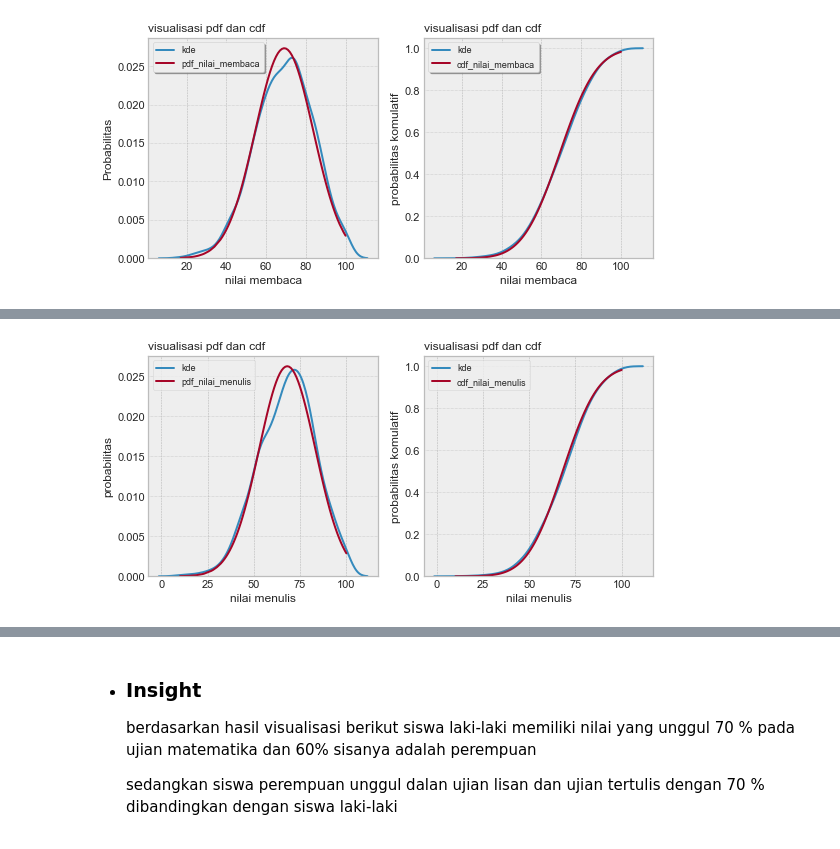
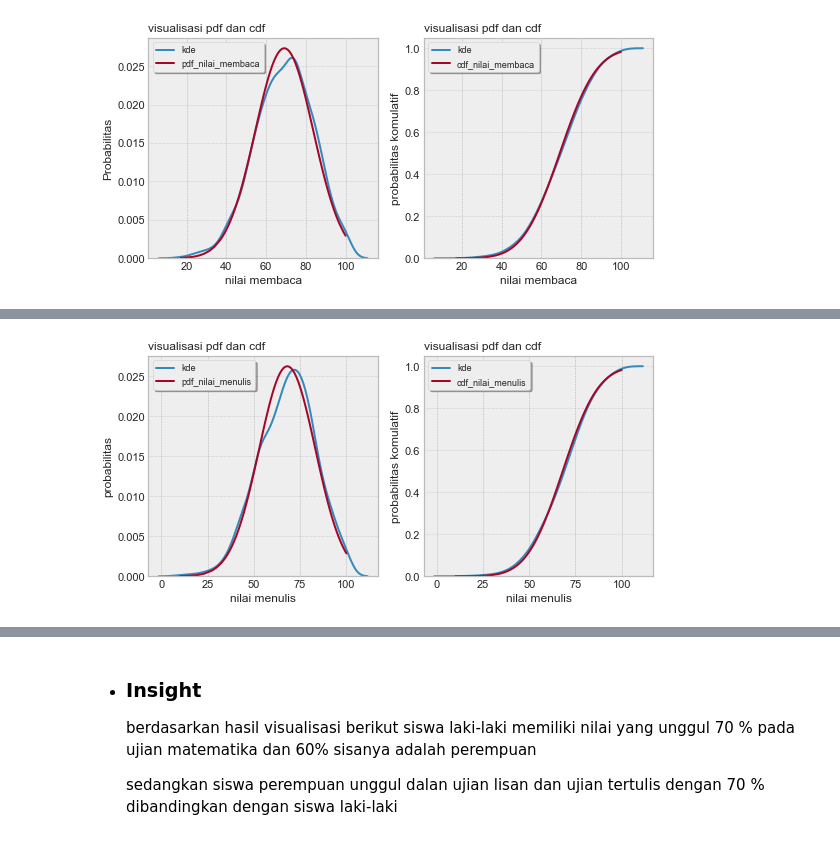
Before and after one commit to AlanFirdaus13/Implementation-student-performance-with-linear-regression-algorithm, a Jupyter notebook: implementation student performance with linear regression algorithm python .ipynb, the cells around one changed output, grey strips where cells are left out. Drawn from its saved outputs; the diff is of its cells as text; code cells hidden in the pictures.

```diff
--- a/implementation student performance with linear regression algorithm python .ipynb
+++ b/implementation student performance with linear regression algorithm python .ipynb
@@ -10,11 +10,13 @@ from sklearn import linear_model  # Library untuk model Regresi Linier
 from sklearn.model_selection import train_test_split # library untuk membagi data training dan testing
 from sklearn import metrics       # Library untuk pengukuran kinerja model
 from sklearn.preprocessing import LabelEncoder # Library untuk encoder data kategorik
+from statsmodels.formula.api import ols #Library untuk hipotesis anova
 import joblib
 
 %matplotlib inline
 sns.set(color_codes=True)
-sns.set_theme(style="whitegrid")
+sns.set_style("whitegrid")
+sns.set_theme(style="white", palette=None)
 plt.style.use('bmh')
 # %% [markdown]
 ## Load and Information Datasheet
@@ -438,33 +480,33 @@ fig, axs = plt.subplots(1, 2, figsize=(8, 4))
 # menghitung nilai mean dan std dari kolom nilai menulis
 nilai_menulis_mean = data_siswa['nilai menulis'].mean() # code untuk menghitung nilai mean
 nilai_menulis_std  = data_siswa['nilai menulis'].std()  # code untuk menghitung nilai std
 
 # menghitung nilai norm untuk pdf dan cdf
 pdf_nilai_menulis = norm.pdf(data_siswa['nilai menulis'], loc=nilai_menulis_mean, scale=nilai_menulis_std) # code untuk pdf
 cdf_nilai_menulis = norm.cdf(data_siswa['nilai menulis'], loc=nilai_menulis_mean, scale=nilai_menulis_std) # code untuk cdf
 
 # visualisasikan kde dan line plot untuk sumbu 1 dan sumbu 2
 sns.kdeplot ( x = data_siswa['nilai menulis'], lw = 2, ax=axs[0])                        # pdf plot sumbu 1
 sns.lineplot( x = data_siswa['nilai menulis'], y  = pdf_nilai_menulis, lw=2, ax=axs[0])  # cdf plot sumbu 1
 sns.kdeplot ( x = data_siswa['nilai menulis'], cumulative = True,     lw = 2, ax=axs[1]) # pdf komulatif sumbu 2
 sns.lineplot( x = data_siswa['nilai menulis'], y = cdf_nilai_menulis, lw = 2, ax=axs[1]) # cdf plot sumbu 2
 
 # buat legenda untuk sumbu plot 1 dan 2
-axs[0].legend(["kde","pdf_nilai_menulis"], fontsize = 9, loc="upper left") # plo 1
-axs[1].legend(["kde","cdf_nilai_menulis"], fontsize = 9) # plo 2
+axs[0].legend(["kde","pdf_nilai_menulis"], shadow=True, fontsize=9, loc="upper left") # plot 1
+axs[1].legend(["kde","cdf_nilai_menulis"], shadow=True, fontsize=9, loc="best")       # plot 2
 
 # set sumbu y untuk plot 1 dan 2
 axs[0].set_ylabel("probabilitas", fontsize = 12)          # plot 1
 axs[1].set_ylabel("probabilitas komulatif",fontsize = 12) # plot 2
 
 # buat perulangan untuk sumbu x plot 1 dan 2
 for ax in axs:
     ax.set_xlabel("nilai menulis", fontsize = 12)
     ax.set_title("visualisasi pdf dan cdf", fontsize = 12, loc="left" )
     ax.grid(axis="y", color='darkgray', linestyle=':', linewidth=0.5)
 
 # tampilkan hasil visualisasi
 plt.tight_layout()
 plt.show()
 # %% [output]
-[figure, old version]
+[figure, new version]
```
Also changed, not shown: parts of 53 cells of this notebook.
